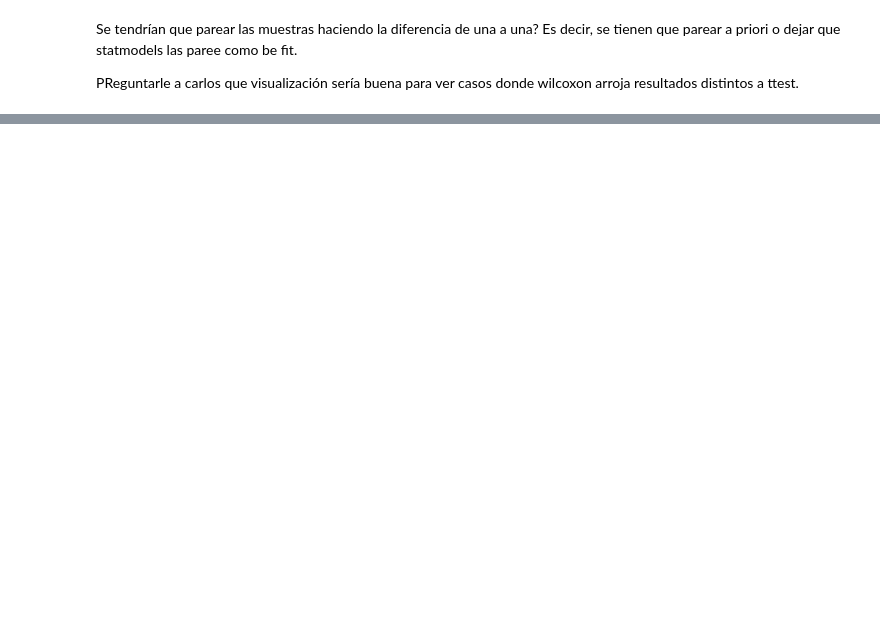
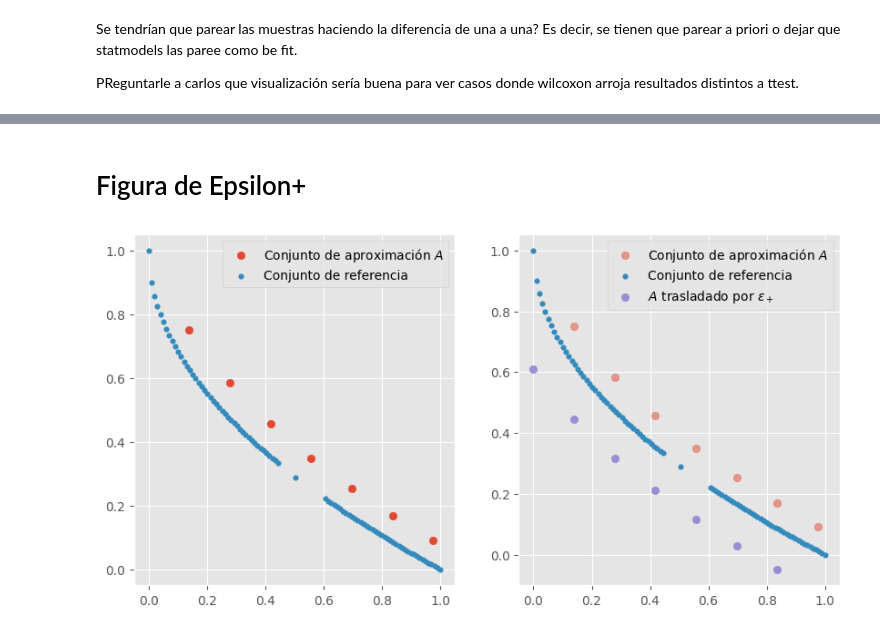
Before and after one commit to linear-regret/Tesis-Latex-LCD, a Jupyter notebook: generando_imgs_tesis.ipynb, the cells around one changed output, grey strips where cells are left out. Saved outputs shown, nothing was run; the diff lists cells and outputs as text; code cells hidden in the pictures; blank space fills up the shorter version.

```diff
--- a/generando_imgs_tesis.ipynb
+++ b/generando_imgs_tesis.ipynb
@@ -775,0 +925,2 @@ plt.show()
+# %% [markdown]
+# Figura de Epsilon+
@@ -775,0 +947,39 @@ plt.show()
+# %%
+import numpy as np
+def epsilon_plus(A,B):
+    '''Distancia mínima que tengo que recorrer A para que domine débilmente a B. Es decir, que para todo b in B existe a in B tal que a <= b'''
+    min_max_dist = []
+
+    for bi in B:
+        max_dist_coord = []
+        for ai in A:
+            coord_dist_max = np.argmax(ai - bi)
+            dist_max = (ai-bi)[coord_dist_max]
+
+            max_dist_coord.append(dist_max)
+
+
+        min_max_dist.append(np.min(max_dist_coord))
+    epsp=max(min_max_dist)
+    return epsp
+
+ε_plus = epsilon_plus(A,pf)
+# %%
+A_recorrido = A-ε_plus
+
+import seaborn as sns
+
+fig, ax = plt.subplots(ncols=2, nrows=1, figsize=(10, 5))
+ax[0].scatter(A[:,0],A[:,1], label='Conjunto de aproximación $A$')
+ax[0].scatter(pf[:,0],pf[:,1], label = 'Conjunto de referencia', s=15)
+ax[0].legend()
+
+
+ax[1].scatter(A[:,0],A[:,1], label='Conjunto de aproximación $A$',alpha=0.5)
+ax[1].scatter(pf[:,0],pf[:,1], label = 'Conjunto de referencia', s=15)
+ax[1].scatter(A_recorrido[:,0],A_recorrido[:,1],label= '$A$ trasladado por $\\epsilon_+$')
+ax[1].legend()
+
+plt.savefig('../Tesis_Latex_LCD/Figuras/epsilon_plus_demo.pdf')
+# %% [output]
+[figure, added]
```
Also changed, not shown: parts of 28 cells of this notebook, 14 other files.
